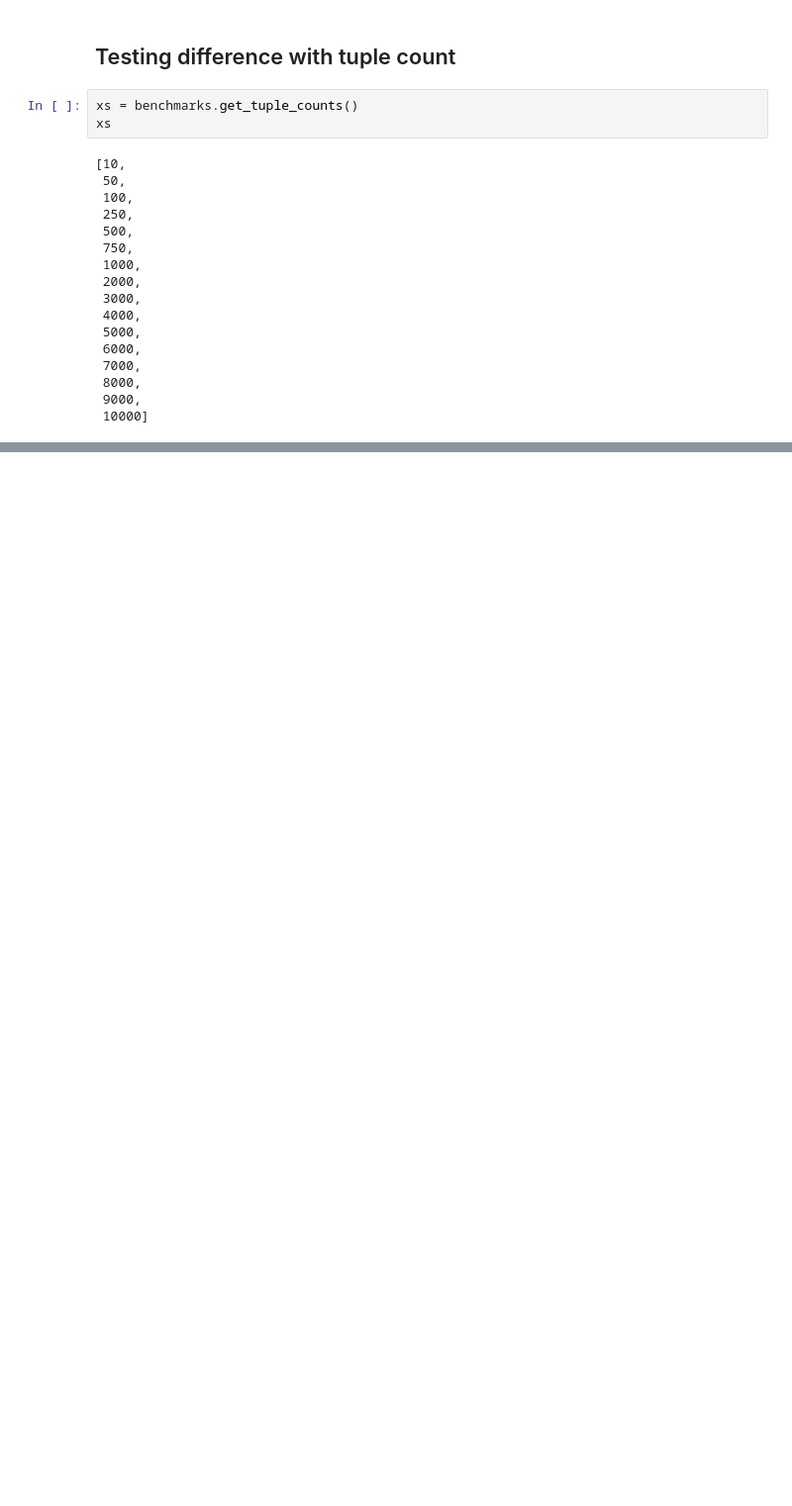
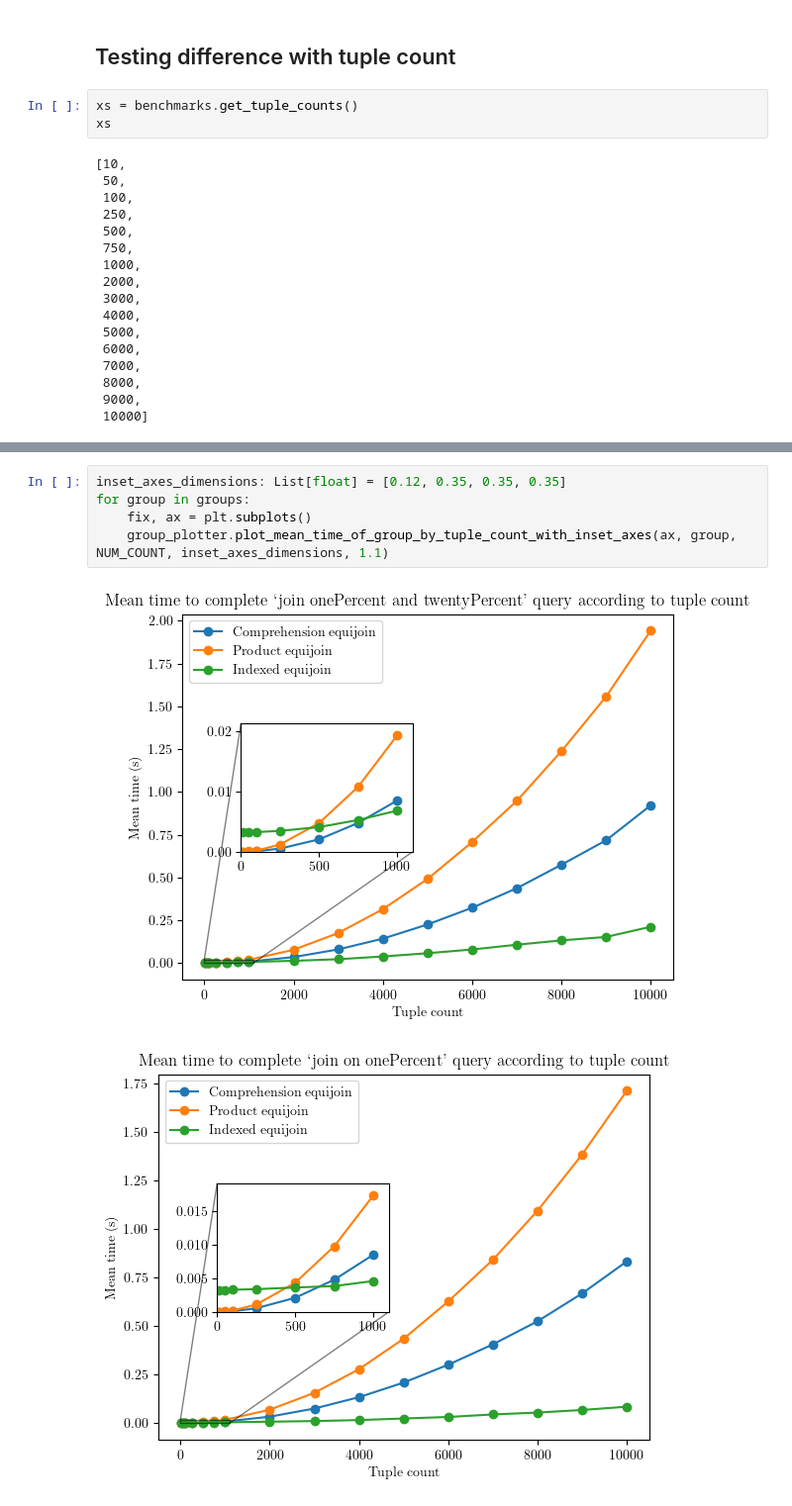
Before and after one commit to MatBon01/joinbench, a Jupyter notebook: analysis/joinbench.ipynb, the cells around one changed output, grey strips where cells are left out. Shown: that part at 99% size. Saved outputs shown, nothing was run; the diff lists cells and outputs as text; blank space fills up the shorter version.

```diff
--- a/analysis/joinbench.ipynb
+++ b/analysis/joinbench.ipynb
@@ -161,0 +179,8 @@ for group in groups:
+# %%
+inset_axes_dimensions: List[float] = [0.12, 0.35, 0.35, 0.35]
+for group in groups:
+    fix, ax = plt.subplots()
+    group_plotter.plot_mean_time_of_group_by_tuple_count_with_inset_axes(ax, group, NUM_COUNT, inset_axes_dimensions, 1.1)
+# %% [output]
+[figure, added]
+[figure, added]
```
Also changed, not shown: parts of 9 cells of this notebook, 10 other files.
